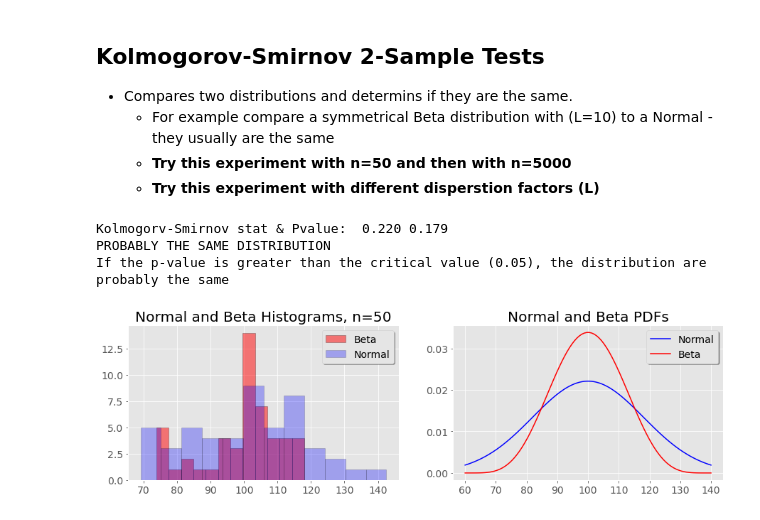
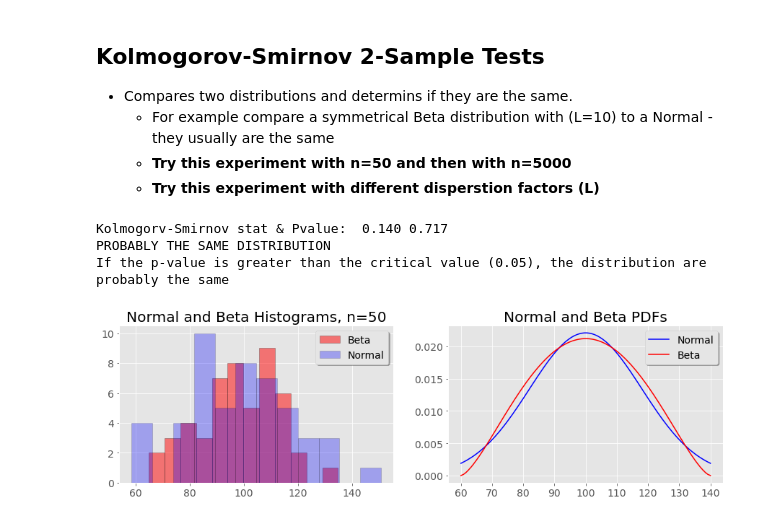
Before and after one commit to dmadvoc/PDFs, a Jupyter notebook: Normality Test - Box Cox.ipynb, the cells around one changed output. Cells and saved outputs as stored; diff of their text form; code cells hidden in the pictures.

```diff
--- a/Normality Test - Box Cox.ipynb
+++ b/Normality Test - Box Cox.ipynb
@@ -700,8 +722,8 @@ from scipy.stats import norm
 amin = 60
 bml =  100
 cmax = 140
-L = 10
-n=50
+L = 3
+n2=50
 
 a = 1 + L * (bml-amin)/(cmax-amin)
 b = 1 + L * (cmax-bml)/(cmax-amin)
@@ -709,37 +731,37 @@ b = 1 + L * (cmax-bml)/(cmax-amin)
 # Beta Distribution
 bx = np.linspace(amin, cmax, 100)
 by = beta.pdf(bx, a, b, loc=amin, scale=cmax-amin)
-bvals =beta.rvs(a, b, loc=amin, scale=cmax-amin, size=n, random_state=None)
+bvals =beta.rvs(a, b, loc=amin, scale=cmax-amin, size=n2, random_state=None)
 
 # Normal Distribution for comparison
 # Using the "Range Rule" to estimate the standard deviation
 nstd = (cmax-amin) / (3*np.sqrt(np.log(n))-1.5)                        # Range-Rule
-nvals = norm.rvs(loc=bml, scale=nstd, size=n, random_state=None)
+nvals = norm.rvs(loc=bml, scale=nstd, size=n2, random_state=None)
 nx = np.linspace(amin, cmax, 100)
 ny=norm.pdf(nx, bml, nstd)
 
 #perform Kolmogorov-Smirnov test
 ks_stat, ks_p = ks_2samp(bvals, nvals)        # Inputs are two random sample datasets you want to test
 
 print("Kolmogorv-Smirnov stat & Pvalue: ", '%.3f'%ks_stat, '%.3f'%ks_p)
 if ks_p >=.05:
     print("PROBABLY THE SAME DISTRIBUTION")
 else:
     print("PROBABLY NOT THE SAME DISTRIBUTION")
 print('If the p-value is greater than the critical value (0.05), the distribution are probably the same', '\n')
 
 fig, (ax1, ax2) = plt.subplots(1, 2, sharex=False, figsize=(15,4))
 ax1.hist(bvals, color='r', edgecolor='k', bins=12, alpha=.5, label="Beta", density=False)
 ax1.hist(nvals, color='b', edgecolor='k', bins=12, alpha=.3, label="Normal", density=False)
 ax2.plot(nx, ny, c='b', label="Normal")
 ax2.plot(bx, by, c='r', label="Beta")
-ax1.set_title('Normal and Beta Histograms, n=' + str(n))
+ax1.set_title('Normal and Beta Histograms, n=' + str(n2))
 ax2.set_title('Normal and Beta PDFs')
 ax1.legend(shadow=True)
 ax2.legend(shadow=True)
 plt.show()
 # %% [output]
-Kolmogorv-Smirnov stat & Pvalue:  0.220 0.179
+Kolmogorv-Smirnov stat & Pvalue:  0.140 0.717
 PROBABLY THE SAME DISTRIBUTION
 If the p-value is greater than the critical value (0.05), the distribution are probably the same
-[figure, old version]
+[figure, new version]
```
Also changed, not shown: parts of 10 cells of this notebook.
